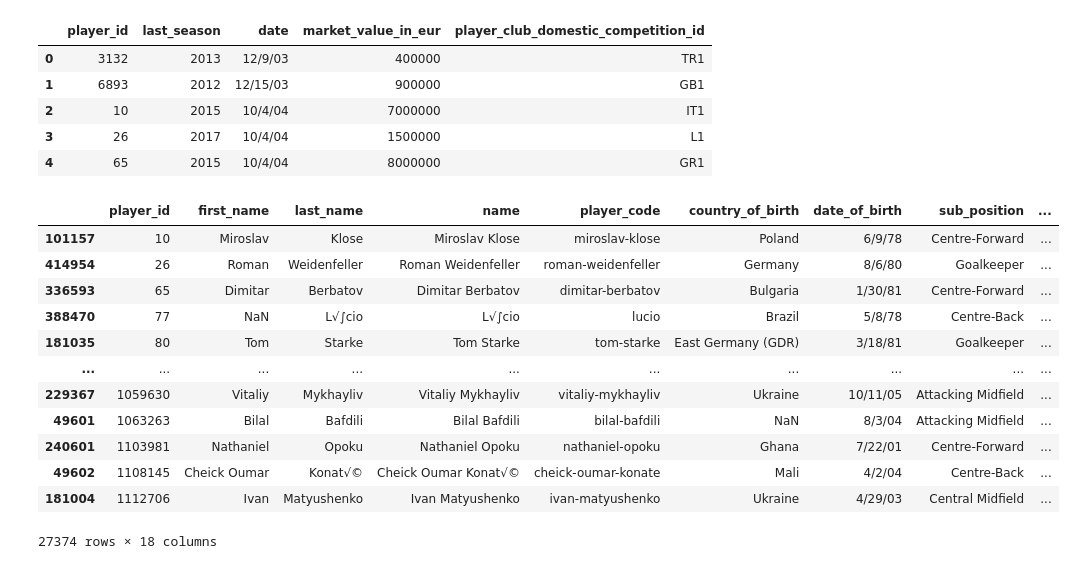
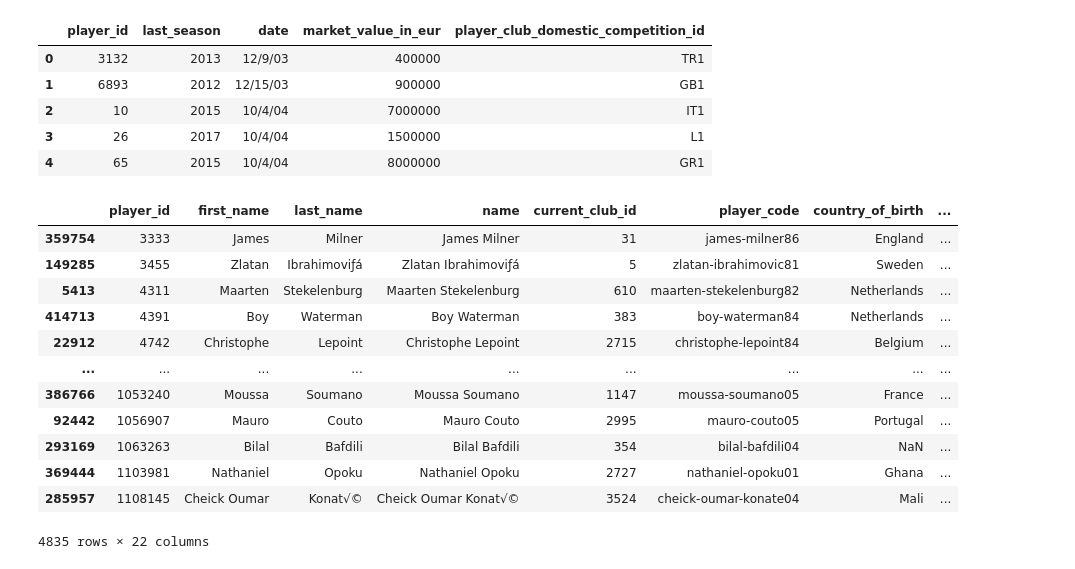
Before and after one commit to gradaelli7/European-Soccer-Trade-Machine, a Jupyter notebook: player_valuations_preprocess.ipynb, the cells around one changed output. Cells and saved outputs as stored; diff of their text form; code cells hidden in the pictures.

```diff
--- a/player_valuations_preprocess.ipynb
+++ b/player_valuations_preprocess.ipynb
@@ -1,2 +1,5 @@
 # %%
 import pandas as pd
+# %%
+clubs = pd.read_csv('clubs.csv')
+clubs.head()
@@ -22,33 +43,41 @@ pv.head()
 | 3 | 26 | 2017 | 10/4/04 | 1500000 | L1 |
 | 4 | 65 | 2015 | 10/4/04 | 8000000 | GR1 |
 # %%
-p = pd.read_csv('players.csv').drop(['market_value_in_eur','last_season','current_club_id','city_of_birth','url',
+p = pd.read_csv('players.csv').drop(['market_value_in_eur','last_season','city_of_birth','url',
                                      'country_of_citizenship','agent_name','image_url',
                                      'highest_market_value_in_eur','position'], axis=1)
+p = pd.merge(p,clubs,left_on='current_club_id', right_on='club_id')
 new = pd.merge(p, pv, on=['player_id'])
 new['date'] = pd.to_datetime(new['date'])
 new = new.sort_values(['player_id', 'date']).drop_duplicates('player_id', keep='last')
+new = new[new['last_season']==2022]
+
+# Filter out rows with specified values in 'current_club_domestic_competition_id'
+new = new[~new['current_club_domestic_competition_id'].isin(['TR1', 'GR1', 'DK1', 'UKR1'])]
 
 #special cases
 new['player_code'] = new['player_code'].replace({'nacho-fernandez':'nacho'})
+new['Born']=new['date_of_birth'].str[-2:].astype(str)
+new['player_code'] = new['player_code'].str.replace('ƒá','c')
+new['player_code'] = new['player_code'] + new['Born']
 new['Based'] = new['current_club_domestic_competition_id'].replace({'IT1': 'Serie A', 'GB1': 'Premier League',
                                                                    'PO1':'Liga Nos','BE1':'Jupiler Pro League',
                                                                    'L1':'Bundesliga','GR1':'Greece','TR1':'Super Lig',
                                                                    'ES1':'La Liga','DK1':'Denmark','NL1':'Eredivisie',
                                                                    'RU1':'Premier Liga','SC1':'Scottish Premiership',
                                                                    'FR1':'Ligue 1','UKR1':'Ukraine'})
 new
 # %% [output]
-|  | player_id | first_name | last_name | name | player_code | country_of_birth | date_of_birth | sub_position | ... |
-| 101157 | 10 | Miroslav | Klose | Miroslav Klose | miroslav-klose | Poland | 6/9/78 | Centre-Forward | ... |
-| 414954 | 26 | Roman | Weidenfeller | Roman Weidenfeller | roman-weidenfeller | Germany | 8/6/80 | Goalkeeper | ... |
-| 336593 | 65 | Dimitar | Berbatov | Dimitar Berbatov | dimitar-berbatov | Bulgaria | 1/30/81 | Centre-Forward | ... |
-| 388470 | 77 | NaN | L√∫cio | L√∫cio | lucio | Brazil | 5/8/78 | Centre-Back | ... |
-| 181035 | 80 | Tom | Starke | Tom Starke | tom-starke | East Germany (GDR) | 3/18/81 | Goalkeeper | ... |
-| ... | ... | ... | ... | ... | ... | ... | ... | ... | ... |
-| 229367 | 1059630 | Vitaliy | Mykhayliv | Vitaliy Mykhayliv | vitaliy-mykhayliv | Ukraine | 10/11/05 | Attacking Midfield | ... |
-| 49601 | 1063263 | Bilal | Bafdili | Bilal Bafdili | bilal-bafdili | NaN | 8/3/04 | Attacking Midfield | ... |
-| 240601 | 1103981 | Nathaniel | Opoku | Nathaniel Opoku | nathaniel-opoku | Ghana | 7/22/01 | Centre-Forward | ... |
-| 49602 | 1108145 | Cheick Oumar | Konat√© | Cheick Oumar Konat√© | cheick-oumar-konate | Mali | 4/2/04 | Centre-Back | ... |
-| 181004 | 1112706 | Ivan | Matyushenko | Ivan Matyushenko | ivan-matyushenko | Ukraine | 4/29/03 | Central Midfield | ... |
+|  | player_id | first_name | last_name | name | current_club_id | player_code | country_of_birth | ... |
+| 359754 | 3333 | James | Milner | James Milner | 31 | james-milner86 | England | ... |
+| 149285 | 3455 | Zlatan | Ibrahimoviƒá | Zlatan Ibrahimoviƒá | 5 | zlatan-ibrahimovic81 | Sweden | ... |
+| 5413 | 4311 | Maarten | Stekelenburg | Maarten Stekelenburg | 610 | maarten-stekelenburg82 | Netherlands | ... |
+| 414713 | 4391 | Boy | Waterman | Boy Waterman | 383 | boy-waterman84 | Netherlands | ... |
+| 22912 | 4742 | Christophe | Lepoint | Christophe Lepoint | 2715 | christophe-lepoint84 | Belgium | ... |
+| ... | ... | ... | ... | ... | ... | ... | ... | ... |
+| 386766 | 1053240 | Moussa | Soumano | Moussa Soumano | 1147 | moussa-soumano05 | France | ... |
+| 92442 | 1056907 | Mauro | Couto | Mauro Couto | 2995 | mauro-couto05 | Portugal | ... |
+| 293169 | 1063263 | Bilal | Bafdili | Bilal Bafdili | 354 | bilal-bafdili04 | NaN | ... |
+| 369444 | 1103981 | Nathaniel | Opoku | Nathaniel Opoku | 2727 | nathaniel-opoku01 | Ghana | ... |
+| 285957 | 1108145 | Cheick Oumar | Konat√© | Cheick Oumar Konat√© | 3524 | cheick-oumar-konate04 | Mali | ... |
-27374 rows × 18 columns
+4835 rows × 22 columns
```
Also changed, not shown: parts of 6 cells of this notebook, 1 other file.
